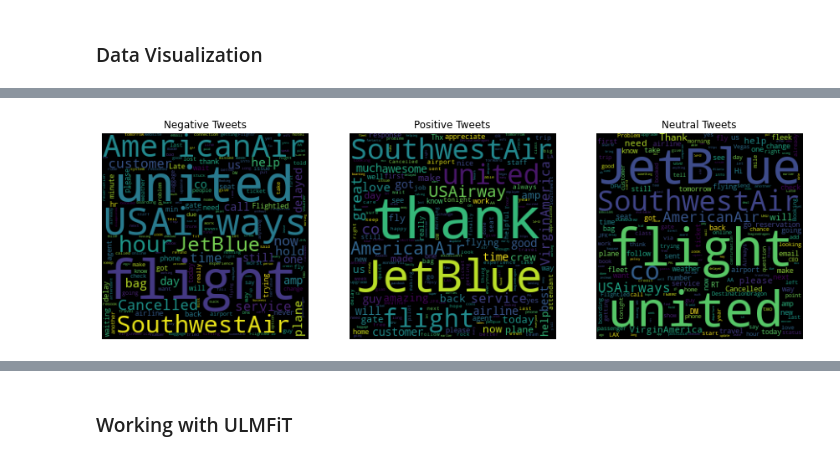
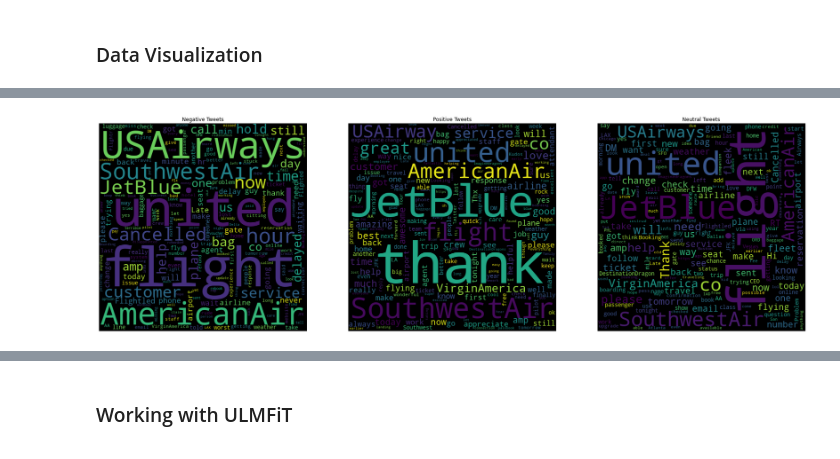
Before and after one commit to jha-vineet69/Sentiment-Analysis-using-ULMFiT, a Jupyter notebook: Sentiment_Analysis_with_ULMFiT_Fellowship_ai.ipynb, the cells around one changed output, grey strips where cells are left out. Cells and saved outputs as stored; diff of their text form; code cells hidden in the pictures.

```diff
--- a/Sentiment_Analysis_with_ULMFiT_Fellowship_ai.ipynb
+++ b/Sentiment_Analysis_with_ULMFiT_Fellowship_ai.ipynb
@@ -138,19 +136,19 @@ iplot(fig)
 # %%
 negative = " ".join(df[df['airline_sentiment'] == 'negative']['text'].to_list())
 positive = " ".join(df[df['airline_sentiment'] == 'positive']['text'].to_list())
 neutral = " ".join(df[df['airline_sentiment'] == 'neutral']['text'].to_list())
 
-fig, ax = plt.subplots(1, 3, figsize=(15,15))
-ng_wlc = WordCloud(width=256, height=256, collocations=False).generate(negative)
-ps_wlc = WordCloud(width=256, height=256, collocations=False).generate(positive)
-ne_wlc = WordCloud(width=256, height=256, collocations=False).generate(neutral)
+fig, ax = plt.subplots(1, 3, figsize=(30,30))
+ng_wlc = WordCloud(width=512, height=512, collocations=False).generate(negative)
+ps_wlc = WordCloud(width=512, height=512, collocations=False).generate(positive)
+ne_wlc = WordCloud(width=512, height=512, collocations=False).generate(neutral)
 wcs = [ng_wlc, ps_wlc, ne_wlc]
 titls = ["Negative Tweets", "Positive Tweets", "Neutral Tweets"]
 
 for num, el in enumerate(wcs):
     ax[num].imshow(el)
     ax[num].axis('off')
     ax[num].set_title(titls[num])
 # %% [output]
-[figure, old version]
+[figure, new version]
 # %%
```
Also changed, not shown: parts of 17 cells of this notebook.
